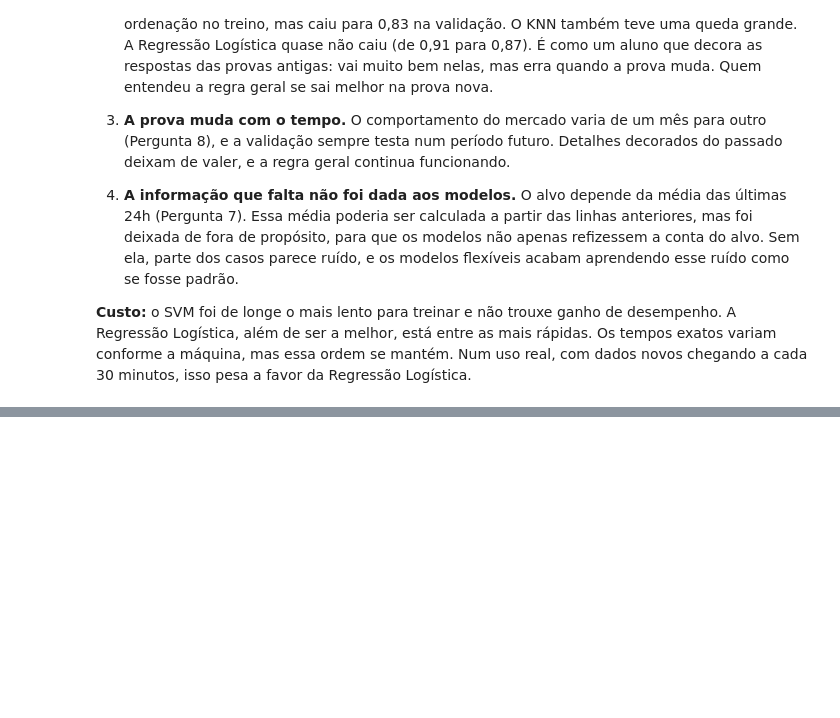
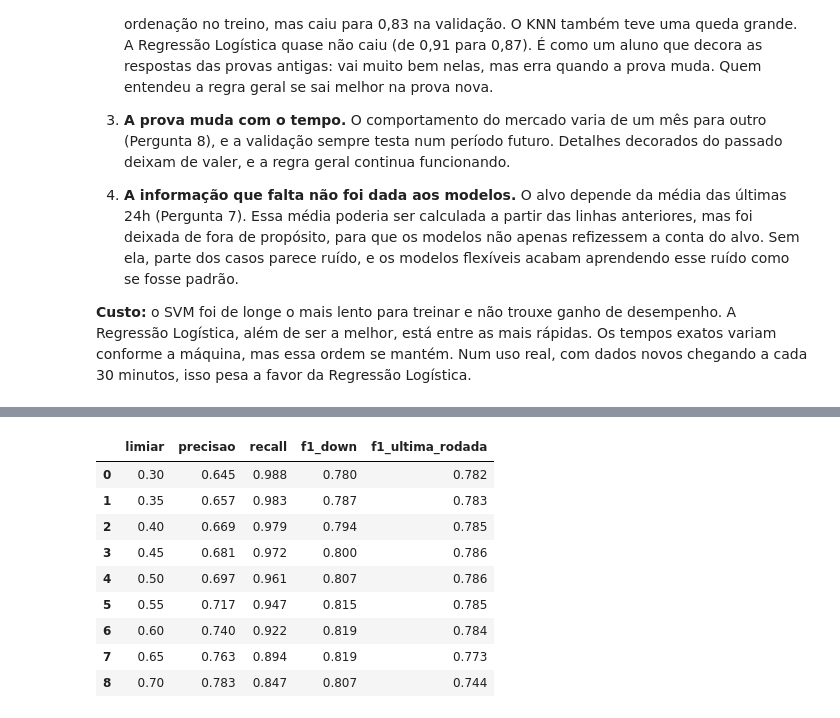
Before and after one commit to eshernandes/aprendizado-maquina-electricity, a Jupyter notebook: notebooks/electricity.ipynb, the cells around one changed output, grey strips where cells are left out. Saved outputs shown, nothing was run; the diff lists cells and outputs as text; code cells hidden in the pictures; blank space fills up the shorter version.

Commit message:
etapa 5: busca de hiperparâmetros e ajuste do limiar

```diff
--- a/notebooks/electricity.ipynb
+++ b/notebooks/electricity.ipynb
@@ -788,0 +908,36 @@ df_comparacao.round(3)
+# %%
+modelo_escolhido = modelos_ajustados["Regressão Logística"]
+
+notas_validacao, classes_validacao = [], []
+
+for indices_treino, indices_validacao in cv.split(X_train):
+    modelo = clone(modelo_escolhido).fit(X_train.iloc[indices_treino], y_train.iloc[indices_treino])
+    notas_validacao.append(modelo.predict_proba(X_train.iloc[indices_validacao])[:, 1])
+    classes_validacao.append(y_train.iloc[indices_validacao])
+
+resultados_limiar = []
+
+for limiar in np.arange(0.30, 0.71, 0.05):
+    previsoes = [(notas >= limiar).astype(int) for notas in notas_validacao]
+    f1_rodadas = [f1_score(reais, prev) for reais, prev in zip(classes_validacao, previsoes)]
+
+    resultados_limiar.append({
+        "limiar": round(limiar, 2),
+        "precisao": np.mean([precision_score(reais, prev) for reais, prev in zip(classes_validacao, previsoes)]),
+        "recall": np.mean([recall_score(reais, prev) for reais, prev in zip(classes_validacao, previsoes)]),
+        "f1_down": np.mean(f1_rodadas),
+        "f1_ultima_rodada": f1_rodadas[-1],
+    })
+
+pd.DataFrame(resultados_limiar).round(3)
+# %% [output]
+|  | limiar | precisao | recall | f1_down | f1_ultima_rodada |
+| 0 | 0.30 | 0.645 | 0.988 | 0.780 | 0.782 |
+| 1 | 0.35 | 0.657 | 0.983 | 0.787 | 0.783 |
+| 2 | 0.40 | 0.669 | 0.979 | 0.794 | 0.785 |
+| 3 | 0.45 | 0.681 | 0.972 | 0.800 | 0.786 |
+| 4 | 0.50 | 0.697 | 0.961 | 0.807 | 0.786 |
+| 5 | 0.55 | 0.717 | 0.947 | 0.815 | 0.785 |
+| 6 | 0.60 | 0.740 | 0.922 | 0.819 | 0.784 |
+| 7 | 0.65 | 0.763 | 0.894 | 0.819 | 0.773 |
+| 8 | 0.70 | 0.783 | 0.847 | 0.807 | 0.744 |
```
Also changed, not shown: parts of 9 cells of this notebook.
